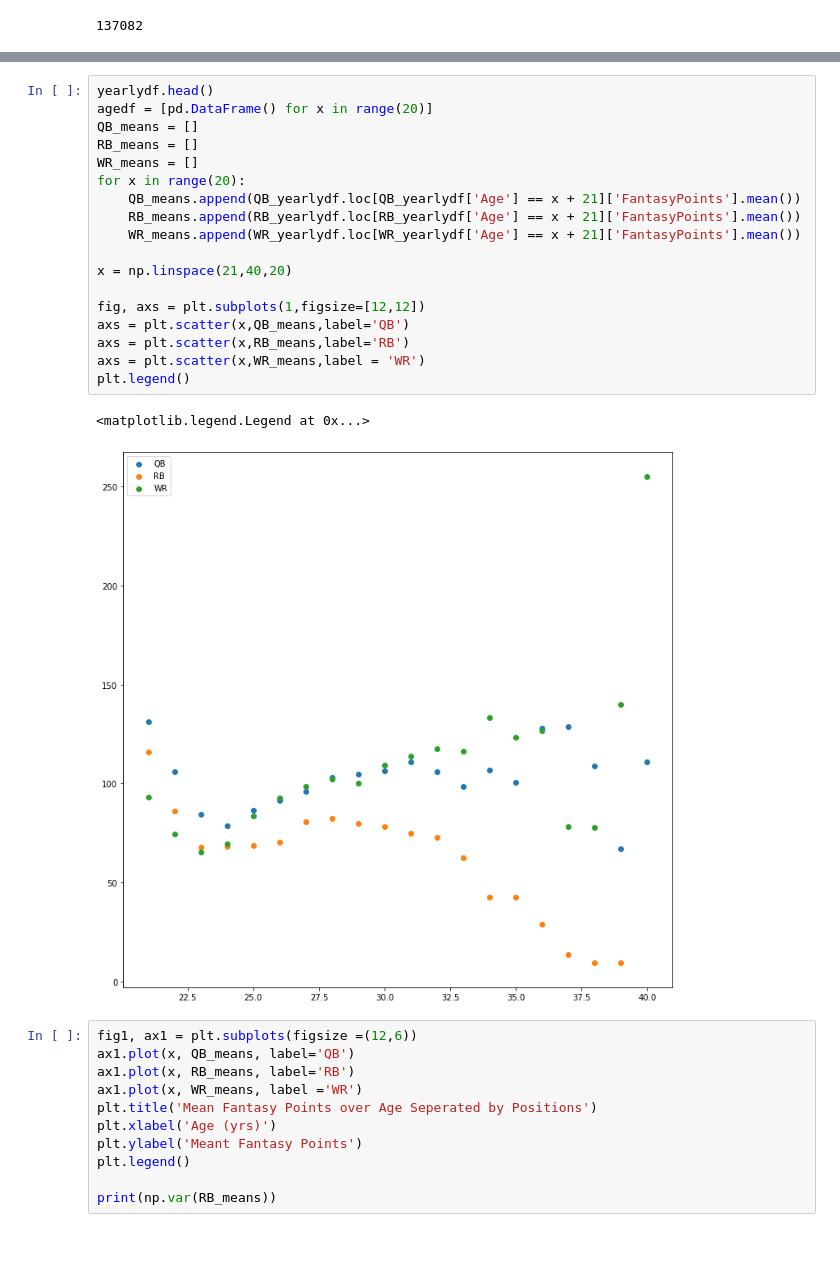
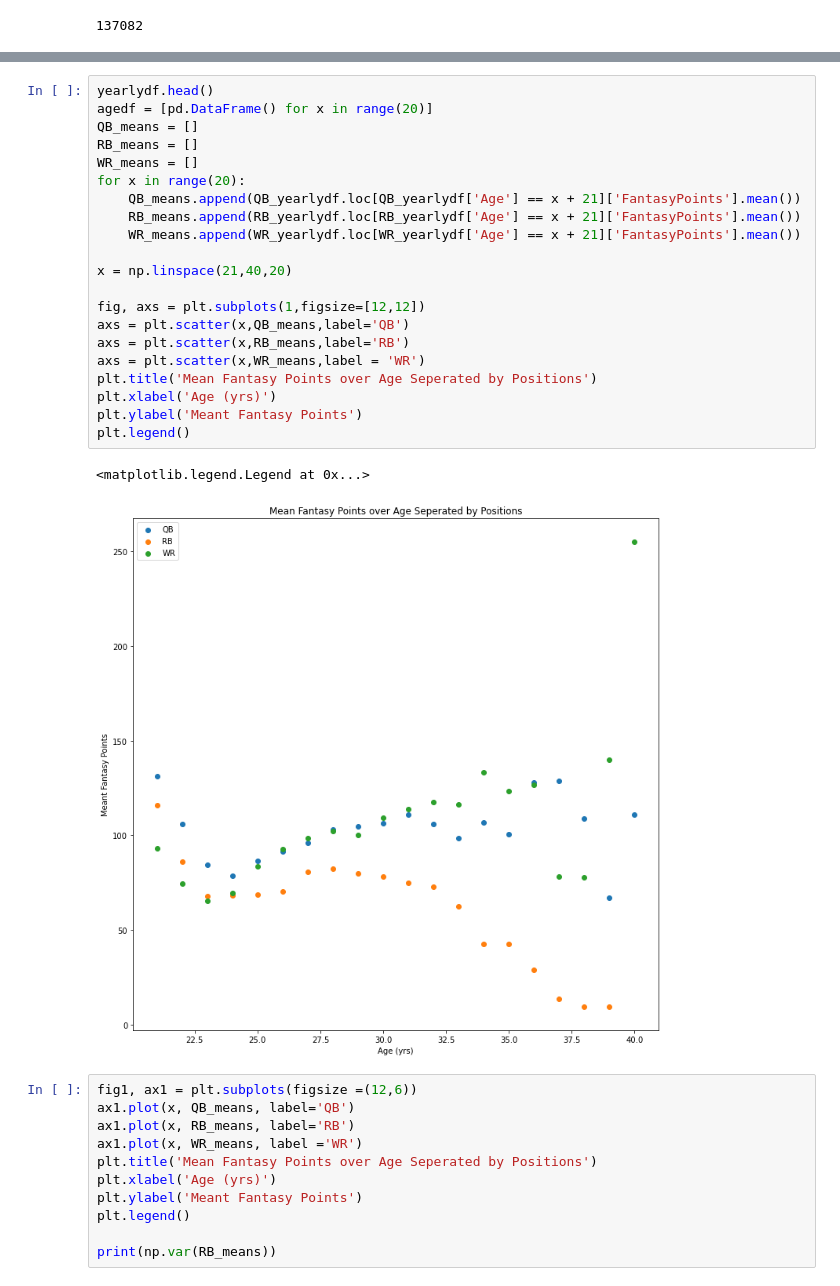
Before and after one commit to maha4208/fantasy-football-statistical-analysis, a Jupyter notebook: YearlyStats.ipynb, the cells around one changed output, grey strips where cells are left out. Saved outputs shown, nothing was run; the diff lists cells and outputs as text; blank space fills up the shorter version.

```diff
--- a/YearlyStats.ipynb
+++ b/YearlyStats.ipynb
@@ -90,24 +85,27 @@ ax = plt.plot(normalDist, normCurve)
 # %%
 yearlydf.head()
 agedf = [pd.DataFrame() for x in range(20)]
 QB_means = []
 RB_means = []
 WR_means = []
 for x in range(20):
     QB_means.append(QB_yearlydf.loc[QB_yearlydf['Age'] == x + 21]['FantasyPoints'].mean())
     RB_means.append(RB_yearlydf.loc[RB_yearlydf['Age'] == x + 21]['FantasyPoints'].mean())
     WR_means.append(WR_yearlydf.loc[WR_yearlydf['Age'] == x + 21]['FantasyPoints'].mean())
 
 x = np.linspace(21,40,20)
 
 fig, axs = plt.subplots(1,figsize=[12,12])
 axs = plt.scatter(x,QB_means,label='QB')
 axs = plt.scatter(x,RB_means,label='RB')
 axs = plt.scatter(x,WR_means,label = 'WR')
+plt.title('Mean Fantasy Points over Age Seperated by Positions')
+plt.xlabel('Age (yrs)')
+plt.ylabel('Meant Fantasy Points')
 plt.legend()
 # %% [output]
 <matplotlib.legend.Legend at 0x...>
-[figure, old version]
+[figure, new version]
 # %%
 fig1, ax1 = plt.subplots(figsize =(12,6))
 ax1.plot(x, QB_means, label='QB')
```
Also changed, not shown: parts of 4 cells of this notebook, 2 other files.
